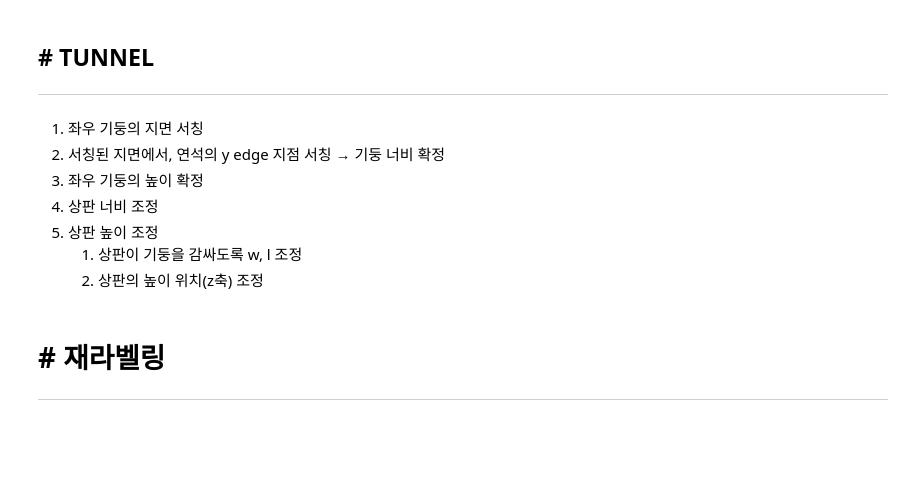
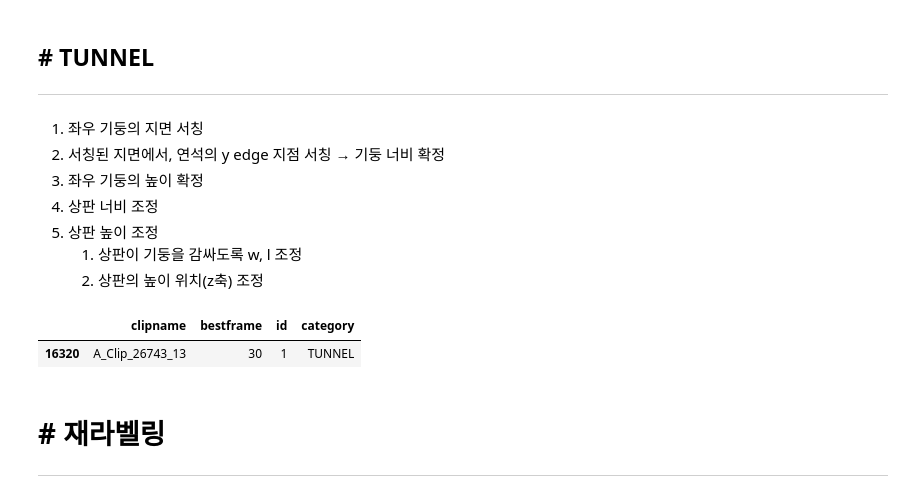
Before and after one commit to spiner321/NIA48_Algorithm, a Jupyter notebook: convert_box.ipynb, the cells around one changed output. Drawn from its saved outputs; the diff is of its cells as text; code cells hidden in the pictures; blank space fills up the shorter version.

```diff
--- a/convert_box.ipynb
+++ b/convert_box.ipynb
@@ -594,6 +655,15 @@ for tf_num in tqdm_nb(frames):
 5. 상판 높이 조정
     1) 상판이 기둥을 감싸도록 w, l 조정
     2) 상판의 높이 위치(z축) 조정
+# %%
+bf_df = pd.read_csv('/data/kimgh/NIA48_Algorithm/bestframe_roadsign_tunnel.csv', index_col=0)
+bf_df = bf_df.sort_values(by=['category', 'clipname']).reset_index(drop=True)
+bf_df = bf_df[['clipname', 'bestframe', 'id', 'category']]
+# %%
+bf_df.loc[bf_df['clipname']=='A_Clip_26743_13']
+# %% [output]
+|  | clipname | bestframe | id | category |
+| 16320 | A_Clip_26743_13 | 30 | 1 | TUNNEL |
 # %%
 import traceback
 
```
Also changed, not shown: parts of 3 cells of this notebook, 3 other files.
